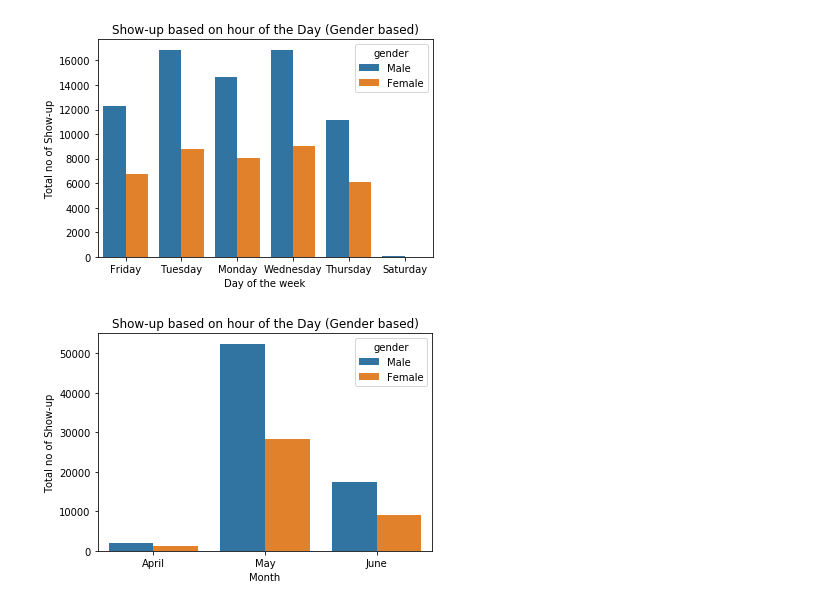
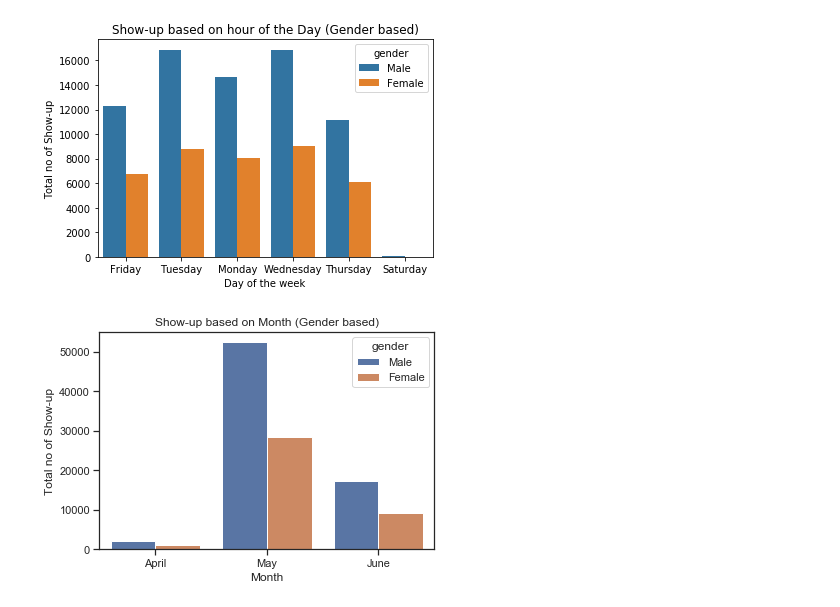
Before and after one commit to faizankhann/Medical-Appointment-No-Show, a Jupyter notebook: Medical Appointment No Show.ipynb, the cells around one changed output. Drawn from its saved outputs; the diff is of its cells as text; code cells hidden in the pictures.

```diff
--- a/Medical Appointment No Show.ipynb
+++ b/Medical Appointment No Show.ipynb
@@ -314,3 +296,5 @@ df.describe()
 # %%
+sns.set(style="ticks")
+
 df.hist(figsize=(15,10));
 # %% [output]
@@ -372,10 +386,10 @@ plt.title('Show-up based on hour of the Day (Gender based)');
 # %%
 df.groupby('month').count()
 
 sns.countplot(data=df, x='month', hue='gender');
 plt.legend(['Male','Female'], title='gender');
 plt.xlabel('Month')
 plt.ylabel('Total no of Show-up')
-plt.title('Show-up based on hour of the Day (Gender based)');
+plt.title('Show-up based on Month (Gender based)');
 # %% [output]
-[figure, old version]
+[figure, new version]
```
Also changed, not shown: parts of 26 cells of this notebook, 1 other file.
